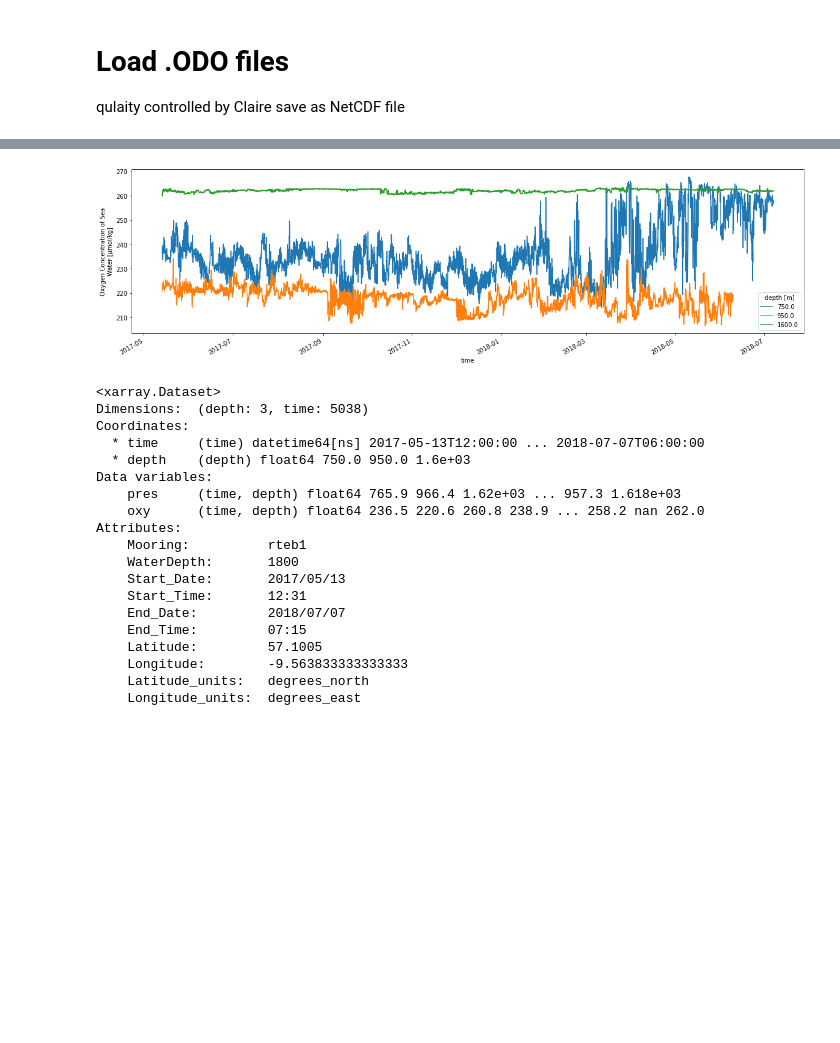
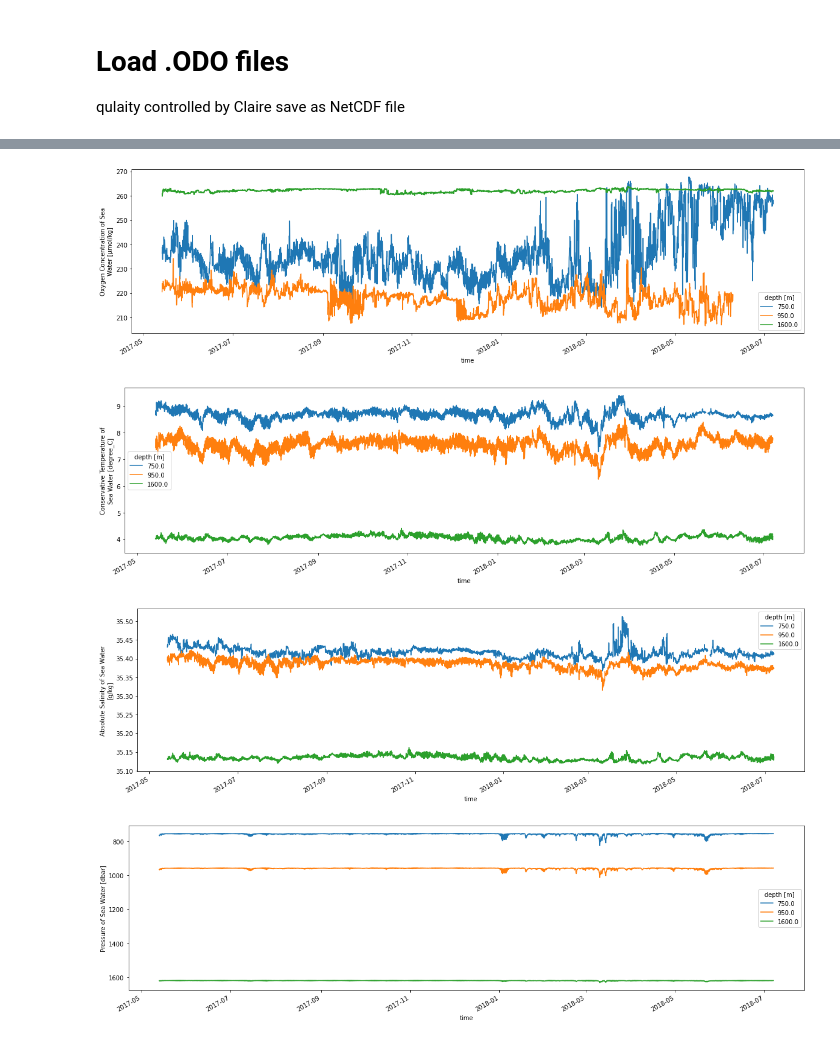
Before and after one commit to Marie-Louise-Korte/Rockall_Trough_MHW, a Jupyter notebook: BioGeoChem_data.ipynb, the cells around one changed output, grey strips where cells are left out. Cells and saved outputs as stored; diff of their text form; code cells hidden in the pictures; blank space fills up the shorter version.

Commit message:
improved script all variables right units

```diff
--- a/BioGeoChem_data.ipynb
+++ b/BioGeoChem_data.ipynb
@@ -20,6 +20,6 @@ import warnings
 warnings.filterwarnings("ignore")
 # %%
 data_path = Path('data/BioGeoChem/')
-
 moor = 'rteb1'
+year = 2017
 # %%
@@ -146,3 +142,5 @@ ds = xr.concat([ds,ds1,ds2],dim='depth')
+# %%
+ds = load_moor_data(data_path,moor,year)
 # %%
 ds
 # %% [output]
@@ -163,7 +161,3 @@ Attributes:
     Longitude:        -9.563833333333333
     Latitude_units:   degrees_north
     Longitude_units:  degrees_east
-# %%
-ds.oxy.plot.line(x='time', figsize = (20,5));
-# %% [output]
-[figure, removed]
@@ -172,23 +164,11 @@ ds_eb_ox = ds.drop_vars(['temp','sal'])
-# %%
-ds_eb_ox
-# %% [output]
-<xarray.Dataset>
-Dimensions:  (depth: 3, time: 5038)
-Coordinates:
-  * time     (time) datetime64[ns] 2017-05-13T12:00:00 ... 2018-07-07T06:00:00
-  * depth    (depth) float64 750.0 950.0 1.6e+03
-Data variables:
-    pres     (time, depth) float64 765.9 966.4 1.62e+03 ... 957.3 1.618e+03
-    oxy      (time, depth) float64 236.5 220.6 260.8 238.9 ... 258.2 nan 262.0
-Attributes:
-    Mooring:          rteb1
-    WaterDepth:       1800
-    Start_Date:       2017/05/13
-    Start_Time:       12:31
-    End_Date:         2018/07/07
-    End_Time:         07:15
-    Latitude:         57.1005
-    Longitude:        -9.563833333333333
-    Latitude_units:   degrees_north
-    Longitude_units:  degrees_east
+# %%
+ds.oxy.plot.line(x='time', figsize = (20,5));
+ds.temp.plot.line(x='time', figsize = (20,5));
+ds.sal.plot.line(x='time', figsize = (20,5));
+ds.pres.plot.line(x='time', figsize = (20,5), yincrease = False);
+# %% [output]
+[figure, added]
+[figure, added]
+[figure, added]
+[figure, added]
 # %%
```
Also changed, not shown: parts of 9 cells of this notebook.
